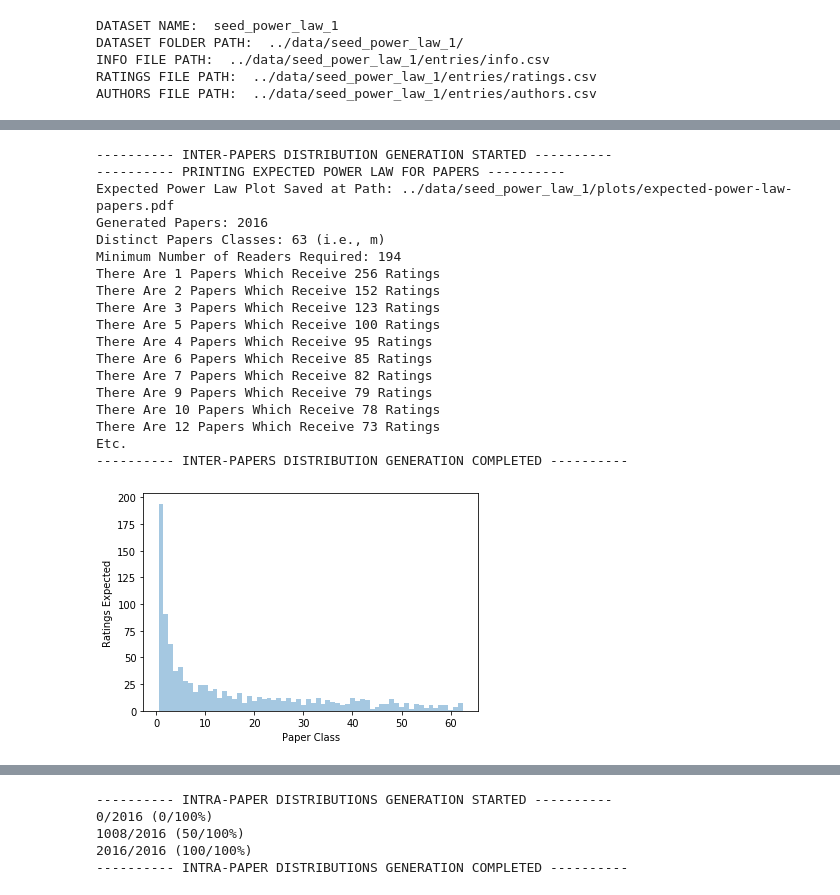
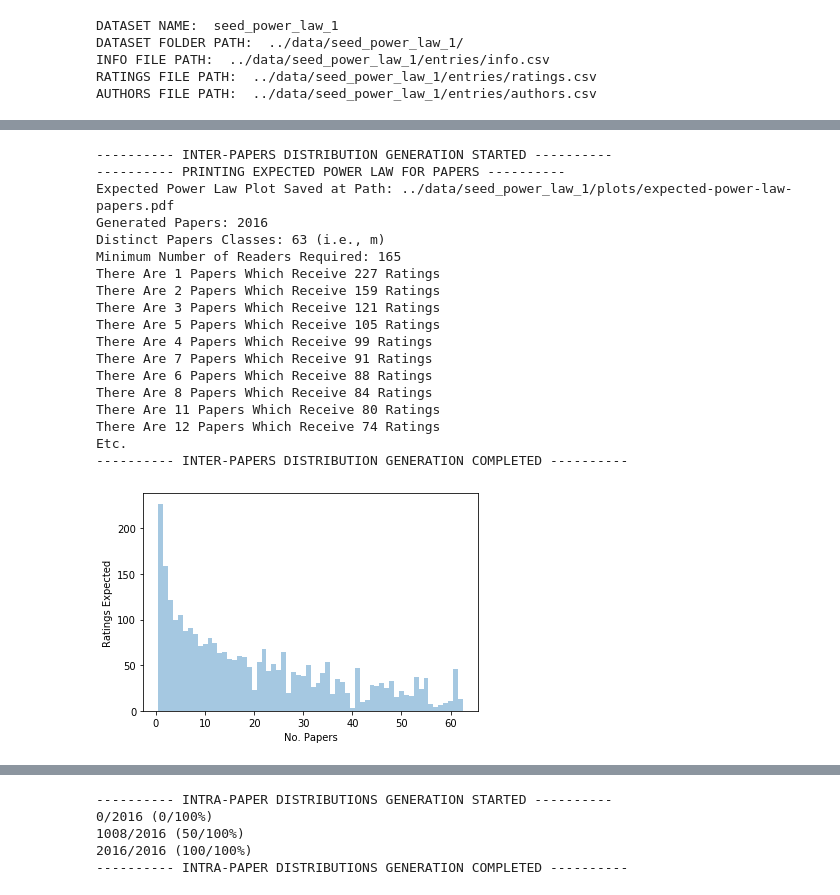
Before and after one commit to Miccighel/RS_Py, a Jupyter notebook: notebooks/Seeder.ipynb, the cells around one changed output, grey strips where cells are left out. Drawn from its saved outputs; the diff is of its cells as text; code cells hidden in the pictures.

```diff
--- a/notebooks/Seeder.ipynb
+++ b/notebooks/Seeder.ipynb
@@ -106,8 +106,13 @@ for readers_amount,rating_frequency in reader_rating_frequency:
 min_papers_number = collections.Counter(sample_readers).most_common()[0][1]
 
 print("---------- PRINTING EXPECTED POWER LAW FOR READERS ----------")
-ax = sns.distplot(sample_readers, bins=np.arange(m)+0.5, kde=False)
-ax.set(xlabel="Reader Class", ylabel= "Ratings To Give")
+
+temp = []
+for index, (readers_amount, rating_frequency) in enumerate(reader_rating_frequency):
+    temp.append([readers_amount] * rating_frequency)
+temp = [item for sublist in temp for item in sublist]
+ax = sns.distplot(temp, bins=np.arange(m_readers)+0.5, kde=False)
+ax.set(xlabel="No. Readers", ylabel= "Ratings To Give")
 fig = ax.get_figure()
 path = "{}expected-power-law-readers.pdf".format(dataset_plots_folder_path)
 fig.savefig(path, bbox_inches='tight')
@@ -165,47 +170,52 @@ for index, (papers_amount, rating_frequency) in enumerate(paper_rating_frequency
     if index > 0:
         while c > 0:
             if rating_frequency == paper_rating_frequency[index][1]:
                 rating_frequency = rating_frequency + 1
                 paper_rating_frequency[index] = (papers_amount, rating_frequency)
             c = c- 1
 paper_rating_frequency = paper_rating_frequency[::-1]
 min_readers_number = collections.Counter(sample_papers).most_common()[0][1]
 
 print("---------- PRINTING EXPECTED POWER LAW FOR PAPERS ----------")
-ax = sns.distplot(sample_papers, bins=np.arange(m)+0.5, kde=False)
-ax.set(xlabel="Paper Class", ylabel= "Ratings Expected")
+
+temp = []
+for index, (papers_amount, rating_frequency) in enumerate(paper_rating_frequency):
+    temp.append([papers_amount] * rating_frequency)
+temp = [item for sublist in temp for item in sublist]
+ax = sns.distplot(temp, bins=np.arange(m_readers)+0.5, kde=False)
+ax.set(xlabel="No. Papers", ylabel= "Ratings Expected")
 fig = ax.get_figure()
 path = "{}expected-power-law-papers.pdf".format(dataset_plots_folder_path)
 fig.savefig(path, bbox_inches='tight')
 print(f"Expected Power Law Plot Saved at Path: {path}")
 print(f"Generated Papers: {papers_number}")
 print(f"Distinct Papers Classes: {m_papers} (i.e., m)")
 print(f"Minimum Number of Readers Required: {min_readers_number}")
 for paper_amount, rating_frequency in take(10, paper_rating_frequency):
     print(f"There Are {paper_amount} Papers Which Receive {rating_frequency} Ratings")
 print("Etc.")
 
 print("---------- INTER-PAPERS DISTRIBUTION GENERATION COMPLETED ----------")
 # %% [output]
 ---------- INTER-PAPERS DISTRIBUTION GENERATION STARTED ----------
 ---------- PRINTING EXPECTED POWER LAW FOR PAPERS ----------
 Expected Power Law Plot Saved at Path: ../data/seed_power_law_1/plots/expected-power-law-papers.pdf
 Generated Papers: 2016
 Distinct Papers Classes: 63 (i.e., m)
-Minimum Number of Readers Required: 194
-There Are 1 Papers Which Receive 256 Ratings
-There Are 2 Papers Which Receive 152 Ratings
-There Are 3 Papers Which Receive 123 Ratings
-There Are 5 Papers Which Receive 100 Ratings
-There Are 4 Papers Which Receive 95 Ratings
-There Are 6 Papers Which Receive 85 Ratings
-There Are 7 Papers Which Receive 82 Ratings
-There Are 9 Papers Which Receive 79 Ratings
-There Are 10 Papers Which Receive 78 Ratings
-There Are 12 Papers Which Receive 73 Ratings
+Minimum Number of Readers Required: 165
+There Are 1 Papers Which Receive 227 Ratings
+There Are 2 Papers Which Receive 159 Ratings
+There Are 3 Papers Which Receive 121 Ratings
+There Are 5 Papers Which Receive 105 Ratings
+There Are 4 Papers Which Receive 99 Ratings
+There Are 7 Papers Which Receive 91 Ratings
+There Are 6 Papers Which Receive 88 Ratings
+There Are 8 Papers Which Receive 84 Ratings
+There Are 11 Papers Which Receive 80 Ratings
+There Are 12 Papers Which Receive 74 Ratings
 Etc.
 ---------- INTER-PAPERS DISTRIBUTION GENERATION COMPLETED ----------
-[figure, old version]
+[figure, new version]
 # %%
 print("---------- READER-PAPER MATRIX GENERATION STARTED ----------")
 
```
Also changed, not shown: parts of 3 cells of this notebook, 3 other files.
